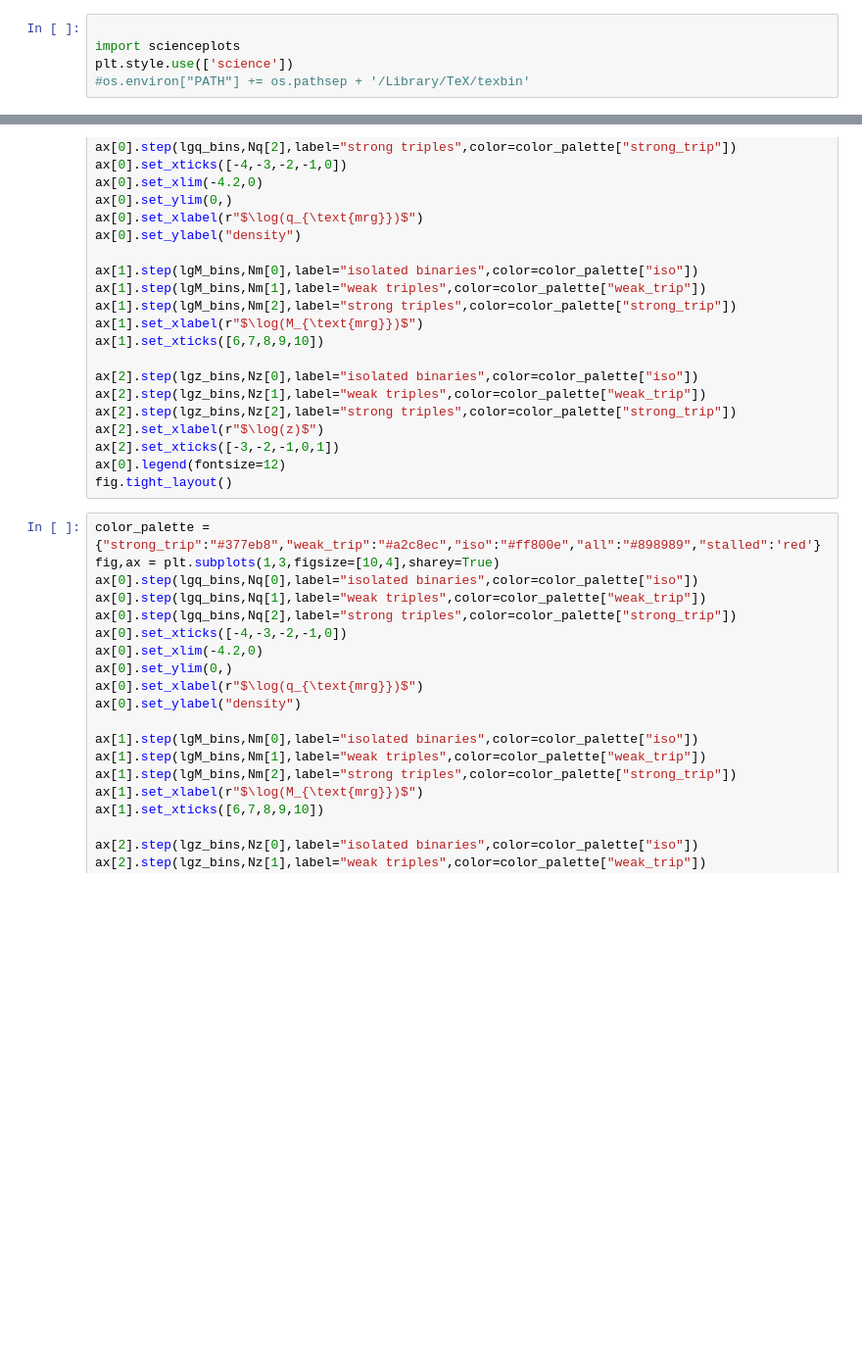
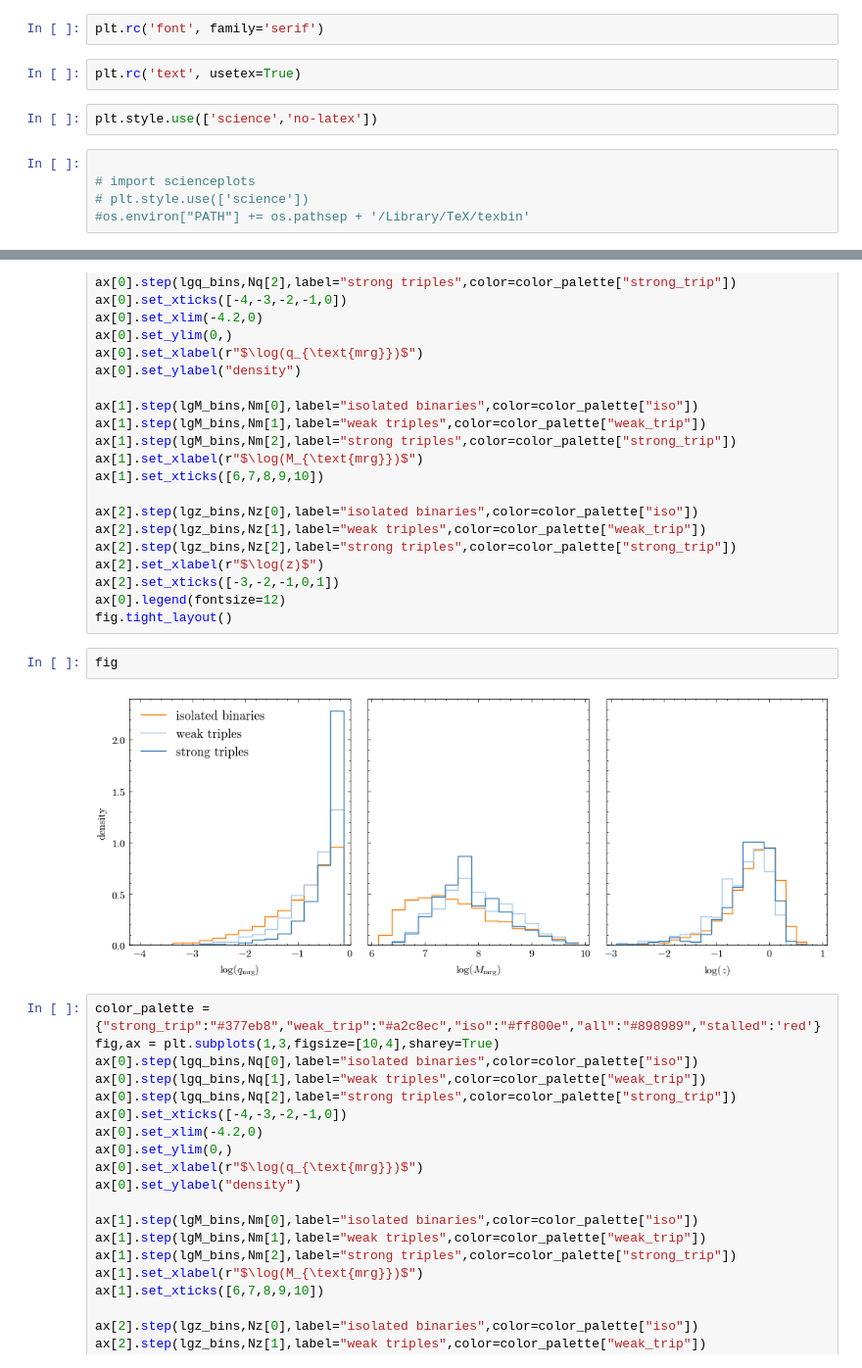
Before and after one commit to pranav-satheesh/Triple-MBH-Illustris, a Jupyter notebook: notebooks/merger_properties.ipynb, the cells around one changed output, grey strips where cells are left out. Shown at 98% size. Drawn from its saved outputs; the diff is of its cells as text; blank space fills up the shorter version.

```diff
--- a/notebooks/merger_properties.ipynb
+++ b/notebooks/merger_properties.ipynb
@@ -21,10 +21,16 @@ from mpl_toolkits.axes_grid1 import make_axes_locatable
 # %%
 import matplotlib as mpl
 mpl.rcParams.update(mpl.rcParamsDefault)
+# %%
+plt.rc('font', family='serif')
+# %%
+plt.rc('text', usetex=True)
+# %%
+plt.style.use(['science','no-latex'])
 # %%
 
-import scienceplots
-plt.style.use(['science'])
+# import scienceplots
+# plt.style.use(['science'])
 #os.environ["PATH"] += os.pathsep + '/Library/TeX/texbin'
 # %% [markdown]
 ### Load the objects
@@ -126,6 +132,10 @@ ax[2].set_xlabel(r"$\log(z)$")
 ax[2].set_xticks([-3,-2,-1,0,1])
 ax[0].legend(fontsize=12)
 fig.tight_layout()
+# %%
+fig
+# %% [output]
+[figure, added]
 # %%
 color_palette = {"strong_trip":"#377eb8","weak_trip":"#a2c8ec","iso":"#ff800e","all":"#898989","stalled":'red'}
 fig,ax = plt.subplots(1,3,figsize=[10,4],sharey=True)
```
Also changed, not shown: parts of 6 cells of this notebook, 12 other files.
